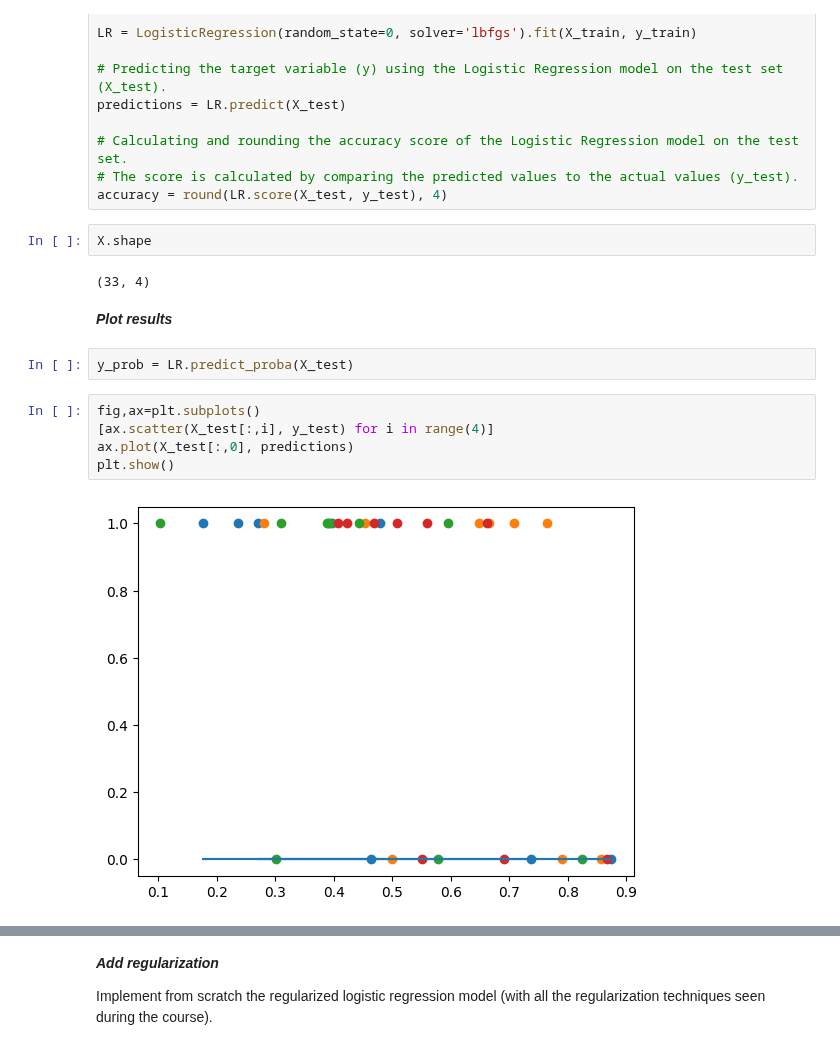
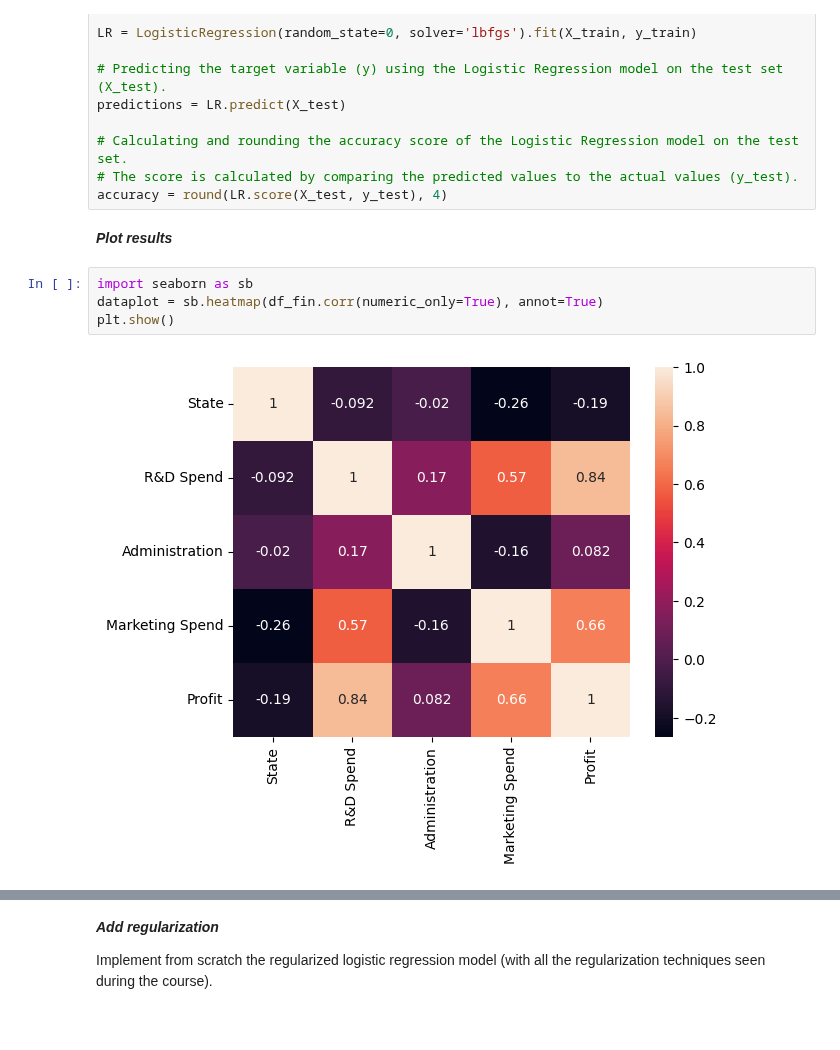
Before and after one commit to Magi-01/Repository, a Jupyter notebook: Machine_Learning/Challenge_0/challenge_zero.ipynb, the cells around one changed output, grey strips where cells are left out. Drawn from its saved outputs; the diff is of its cells as text.

```diff
--- a/Machine_Learning/Challenge_0/challenge_zero.ipynb
+++ b/Machine_Learning/Challenge_0/challenge_zero.ipynb
@@ -262,19 +254,12 @@ predictions = LR.predict(X_test)
 # Calculating and rounding the accuracy score of the Logistic Regression model on the test set.
 # The score is calculated by comparing the predicted values to the actual values (y_test).
 accuracy = round(LR.score(X_test, y_test), 4)
-# %%
-X.shape
-# %% [output]
-(33, 4)
 # %% [markdown]
 ***Plot results***
-# %%
-y_prob = LR.predict_proba(X_test)
 # %%
-fig,ax=plt.subplots()
-[ax.scatter(X_test[:,i], y_test) for i in range(4)]
-ax.plot(X_test[:,0], predictions)
+import seaborn as sb
+dataplot = sb.heatmap(df_fin.corr(numeric_only=True), annot=True)
 plt.show()
 # %% [output]
-[figure, old version]
+[figure, new version]
 # %%
```
Also changed, not shown: parts of 23 cells of this notebook, 1 other file.
